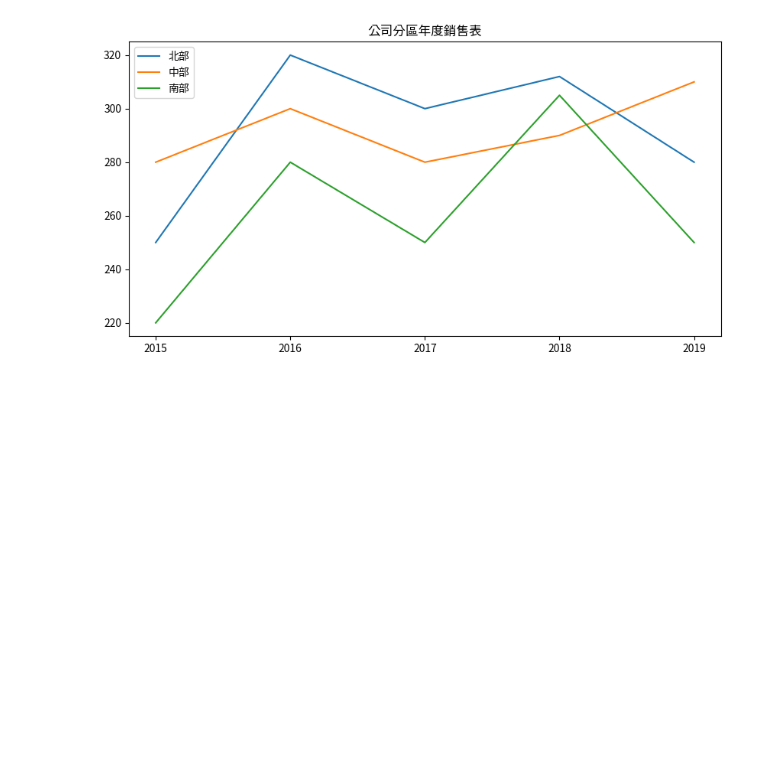
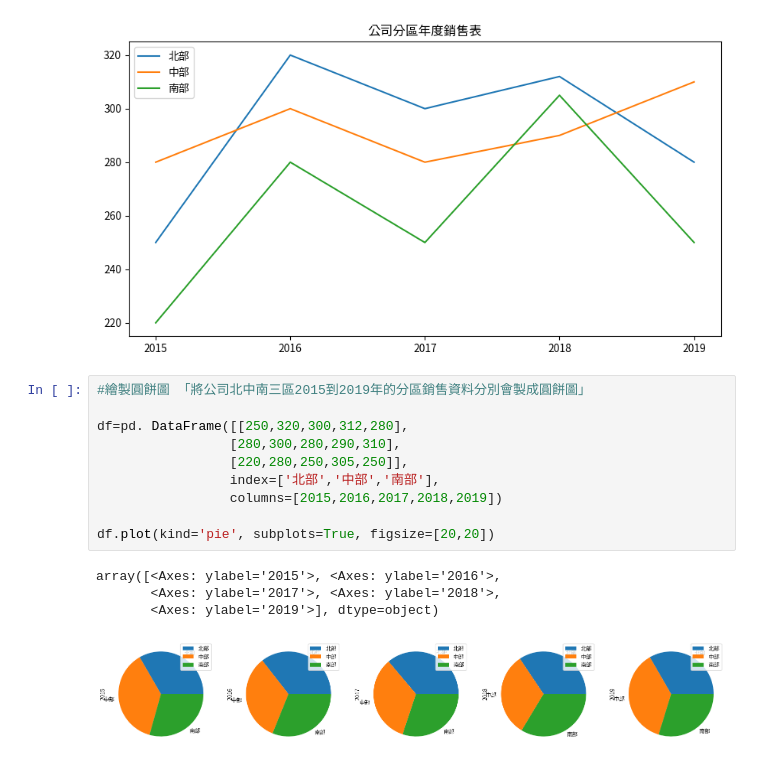
Before and after one commit to AshleyKoung/Data-Analysis, a Jupyter notebook: 數據分析筆記本.ipynb, the cells around one changed output. Drawn from its saved outputs; the diff is of its cells as text; blank space fills up the shorter version.

```diff
--- a/數據分析筆記本.ipynb
+++ b/數據分析筆記本.ipynb
@@ -48,3 +48,18 @@ g1=df.iloc[2].plot(kind='line',
                    xticks=range(2015,2020))
 # %% [output]
 [figure]
+# %%
+#繪製圓餅圖 「將公司北中南三區2015到2019年的分區銷售資料分別會製成圓餅圖」
+
+df=pd. DataFrame([[250,320,300,312,280],
+                 [280,300,280,290,310],
+                 [220,280,250,305,250]],
+                 index=['北部','中部','南部'],
+                 columns=[2015,2016,2017,2018,2019])
+
+df.plot(kind='pie', subplots=True, figsize=[20,20])
+# %% [output]
+array([<Axes: ylabel='2015'>, <Axes: ylabel='2016'>,
+       <Axes: ylabel='2017'>, <Axes: ylabel='2018'>,
+       <Axes: ylabel='2019'>], dtype=object)
+[figure, added]
```
